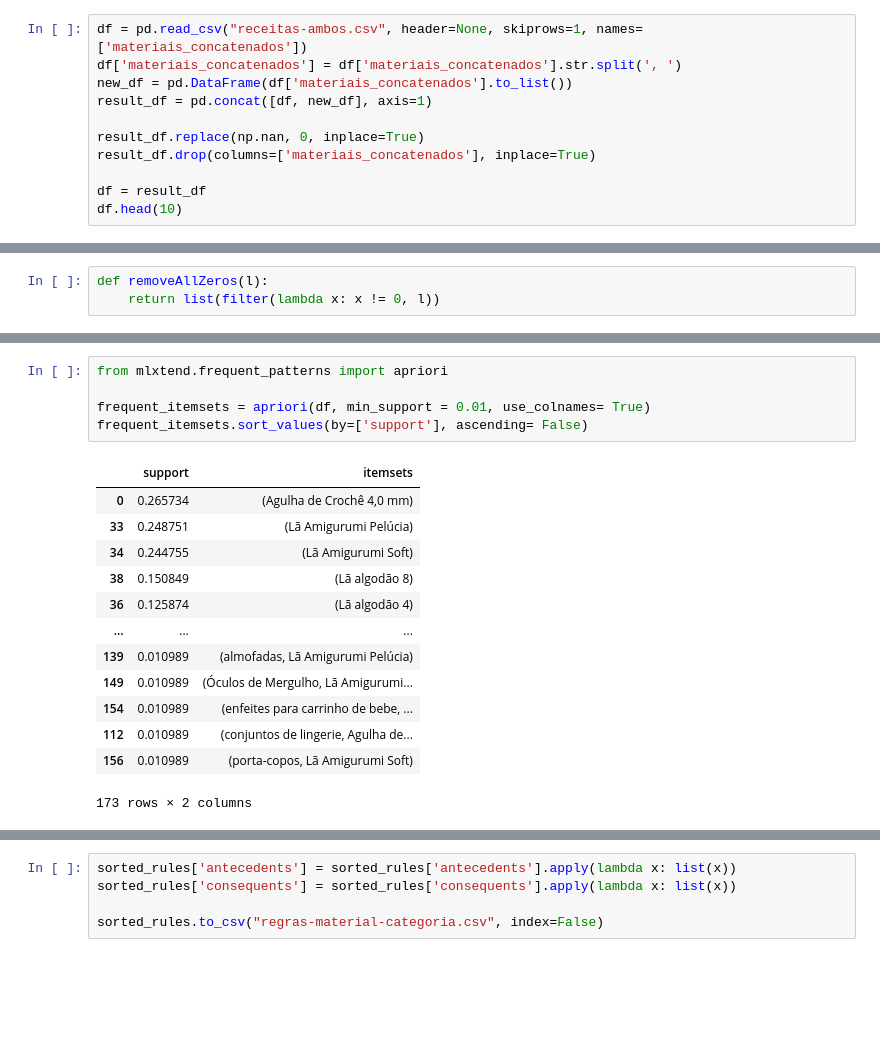
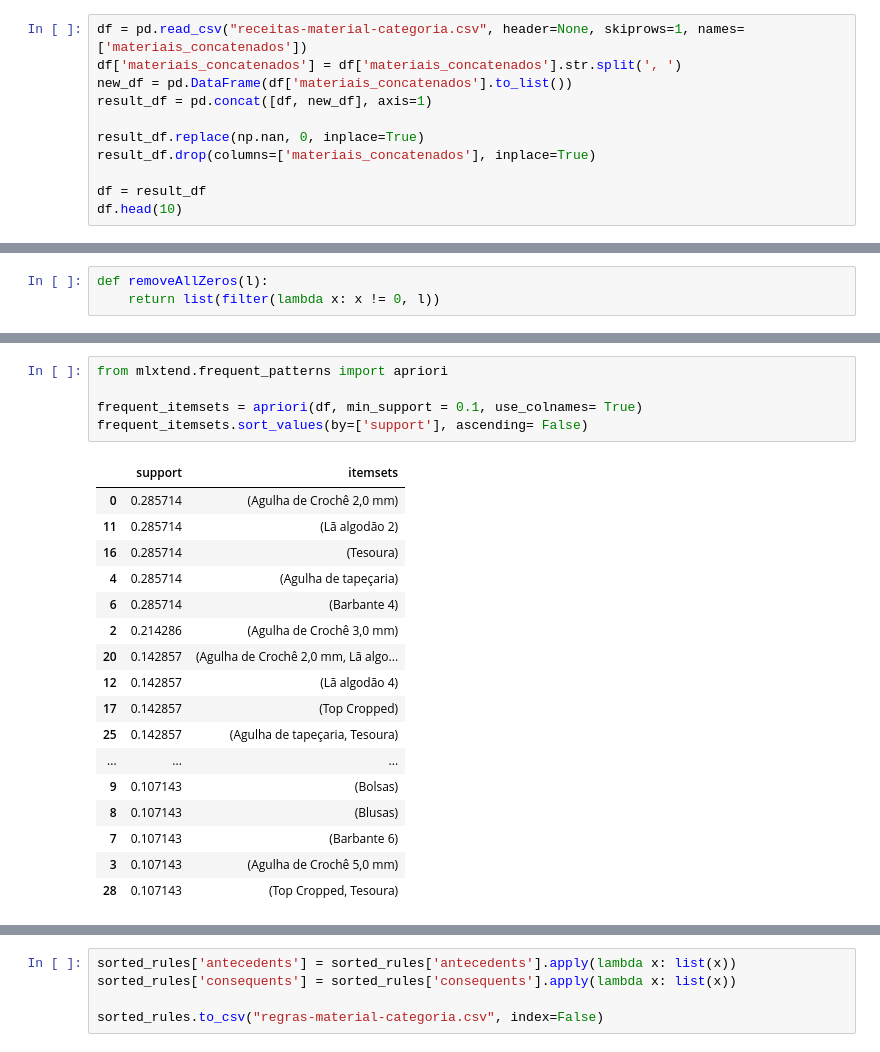
Before and after one commit to pennamoro/back-lama, a Jupyter notebook: python-scripts/apriori-material-categoria.ipynb, the cells around one changed output, grey strips where cells are left out. Cells and saved outputs as stored; diff of their text form; blank space fills up the shorter version.

```diff
--- a/python-scripts/apriori-material-categoria.ipynb
+++ b/python-scripts/apriori-material-categoria.ipynb
@@ -2,7 +2,7 @@
 import numpy as np
 import pandas as pd
 # %%
-df = pd.read_csv("receitas-ambos.csv", header=None, skiprows=1, names=['materiais_concatenados'])
+df = pd.read_csv("receitas-material-categoria.csv", header=None, skiprows=1, names=['materiais_concatenados'])
 df['materiais_concatenados'] = df['materiais_concatenados'].str.split(', ')
 new_df = pd.DataFrame(df['materiais_concatenados'].to_list())
 result_df = pd.concat([df, new_df], axis=1)
@@ -70,22 +80,26 @@ df.head(10)
 # %%
 from mlxtend.frequent_patterns import apriori
 
-frequent_itemsets = apriori(df, min_support = 0.01, use_colnames= True)
+frequent_itemsets = apriori(df, min_support = 0.1, use_colnames= True)
 frequent_itemsets.sort_values(by=['support'], ascending= False)
 # %% [output]
 |  | support | itemsets |
-| 0 | 0.265734 | (Agulha de Crochê 4,0 mm) |
-| 33 | 0.248751 | (Lã Amigurumi Pelúcia) |
-| 34 | 0.244755 | (Lã Amigurumi Soft) |
-| 38 | 0.150849 | (Lã algodão 8) |
-| 36 | 0.125874 | (Lã algodão 4) |
+| 0 | 0.285714 | (Agulha de Crochê 2,0 mm) |
+| 11 | 0.285714 | (Lã algodão 2) |
+| 16 | 0.285714 | (Tesoura) |
+| 4 | 0.285714 | (Agulha de tapeçaria) |
+| 6 | 0.285714 | (Barbante 4) |
+| 2 | 0.214286 | (Agulha de Crochê 3,0 mm) |
+| 20 | 0.142857 | (Agulha de Crochê 2,0 mm, Lã algo... |
+| 12 | 0.142857 | (Lã algodão 4) |
+| 17 | 0.142857 | (Top Cropped) |
+| 25 | 0.142857 | (Agulha de tapeçaria, Tesoura) |
 | ... | ... | ... |
-| 139 | 0.010989 | (almofadas, Lã Amigurumi Pelúcia) |
-| 149 | 0.010989 | (Óculos de Mergulho, Lã Amigurumi... |
-| 154 | 0.010989 | (enfeites para carrinho de bebe, ... |
-| 112 | 0.010989 | (conjuntos de lingerie, Agulha de... |
-| 156 | 0.010989 | (porta-copos, Lã Amigurumi Soft) |
+| 9 | 0.107143 | (Bolsas) |
+| 8 | 0.107143 | (Blusas) |
+| 7 | 0.107143 | (Barbante 6) |
+| 3 | 0.107143 | (Agulha de Crochê 5,0 mm) |
+| 28 | 0.107143 | (Top Cropped, Tesoura) |
-173 rows × 2 columns
 # %%
 from mlxtend.frequent_patterns import association_rules
 
```
Also changed, not shown: parts of 4 cells of this notebook, 4 other files.
